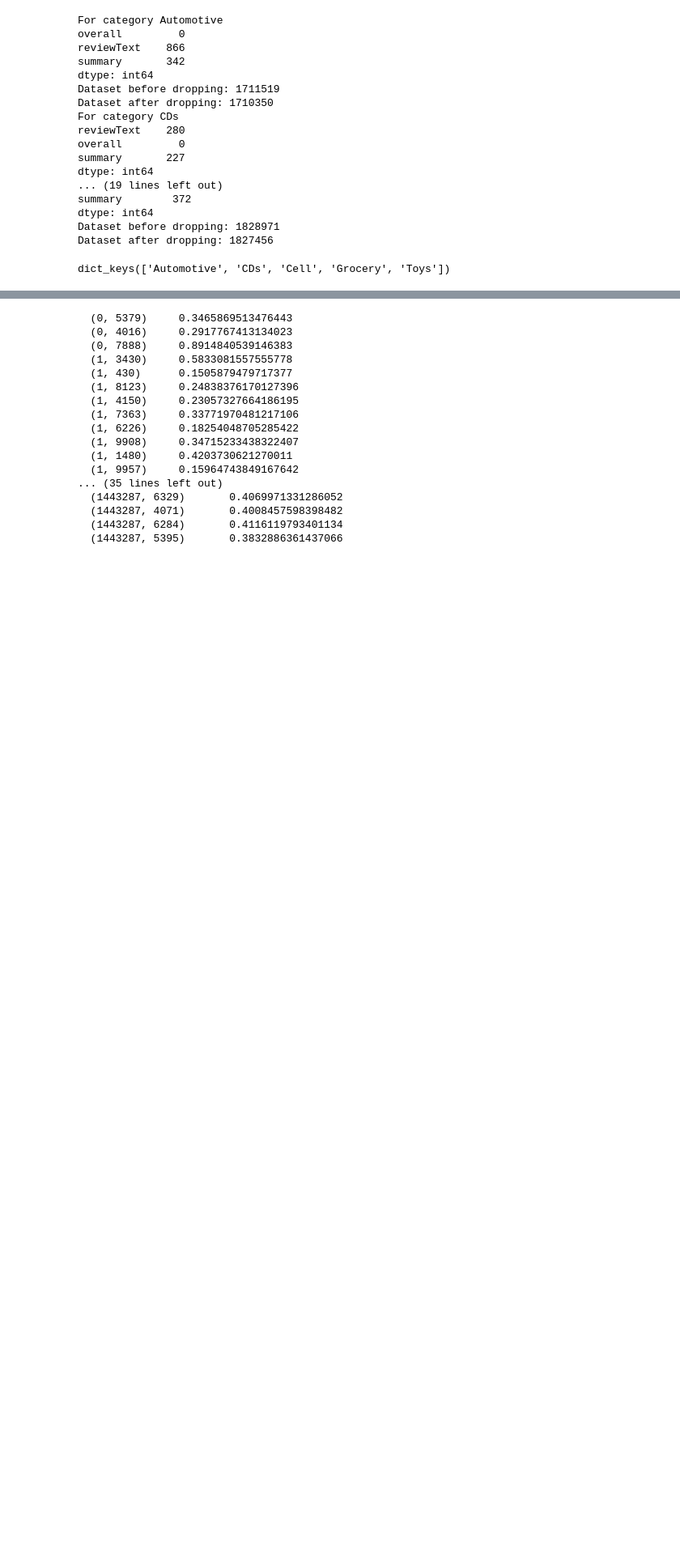
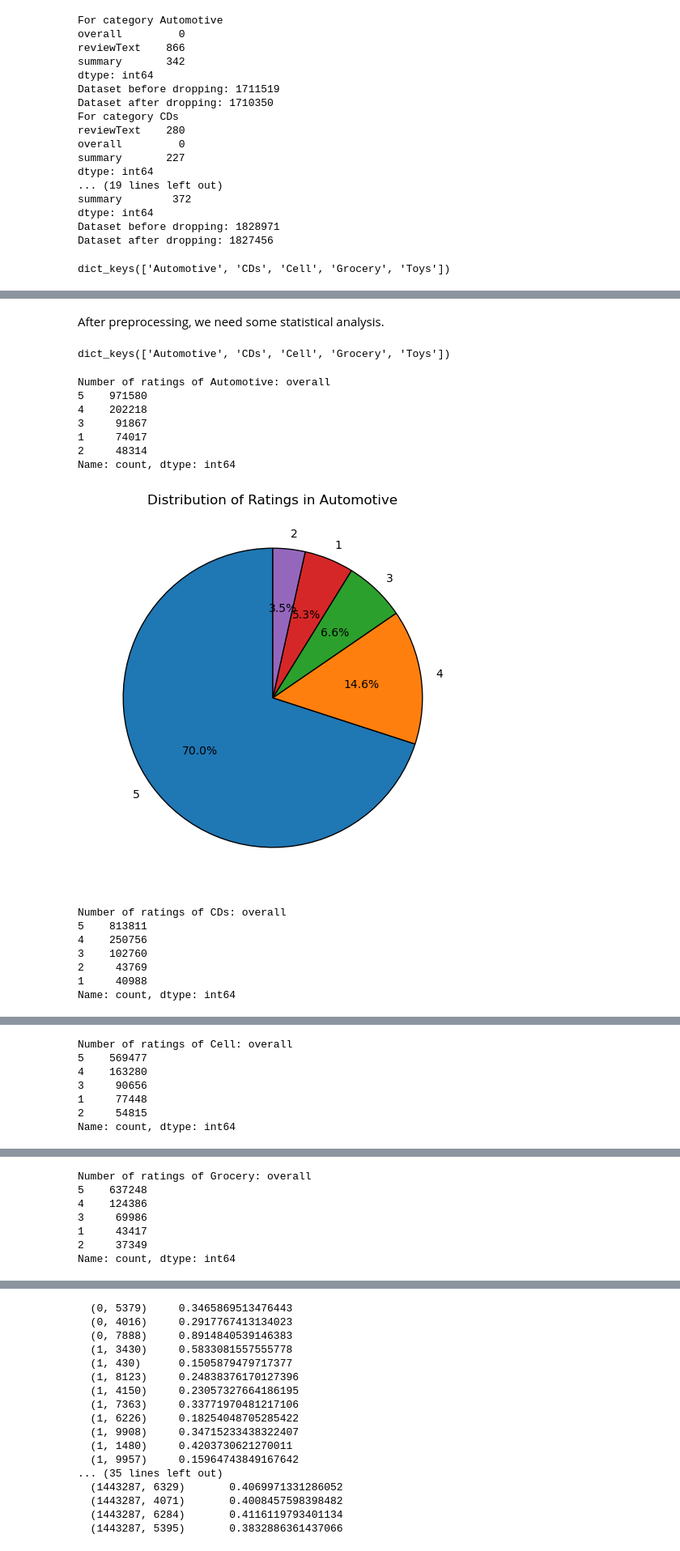
Before and after one commit to victorwang12729/amazon-prediction, a Jupyter notebook: amazon_prediction.ipynb, the cells around one changed output, grey strips where cells are left out. Shown at 81% size. Drawn from its saved outputs; the diff is of its cells as text; code cells hidden in the pictures; blank space fills up the shorter version.

Commit message:
Updates about preprocessing and statistics

```diff
--- a/amazon_prediction.ipynb
+++ b/amazon_prediction.ipynb
@@ -131,0 +137,2 @@ df_reduced_list['Automotive']
+# %%
+clean_tables = drop_duplicate(df_collect)
@@ -131,0 +162,47 @@ df_reduced_list['Automotive']
+# %% [markdown]
+After preprocessing, we need some statistical analysis.
+# %%
+print(clean_tables.keys())
+# %% [output]
+dict_keys(['Automotive', 'CDs', 'Cell', 'Grocery', 'Toys'])
+# %%
+def pie_chart_statistic(tables):
+    for name, table in tables.items():
+        if 'overall' in table:
+            # Convert to series and count the 'overall ratings'
+            counts = pd.Series(table['overall']).value_counts()
+            print(f"Number of ratings of {name}: {counts}")
+
+            # Draw the pie charts
+            plt.figure(figsize = (6,6))
+            plt.pie(
+                counts,
+                labels = counts.index,
+                autopct = '%1.1f%%',
+                startangle = 90,
+                wedgeprops = {'edgecolor': 'black'}
+            )
+
+            plt.title(f"Distribution of Ratings in {name}")
+            plt.show()
+
+        else:
+            print(f"No 'overall' column found in {name}")
+# %%
+pie_chart_statistic(clean_tables)
+# %% [output]
+Number of ratings of Automotive: overall
+5    971580
+4    202218
+3     91867
+1     74017
+2     48314
+Name: count, dtype: int64
+[figure, added]
+Number of ratings of CDs: overall
+5    813811
+4    250756
+3    102760
+2     43769
+1     40988
+Name: count, dtype: int64
@@ -131,0 +210,7 @@ df_reduced_list['Automotive']
+Number of ratings of Cell: overall
+5    569477
+4    163280
+3     90656
+1     77448
+2     54815
+Name: count, dtype: int64
@@ -131,0 +218,7 @@ df_reduced_list['Automotive']
+Number of ratings of Grocery: overall
+5    637248
+4    124386
+3     69986
+1     43417
+2     37349
+Name: count, dtype: int64
```
Also changed, not shown: parts of 22 cells of this notebook.
